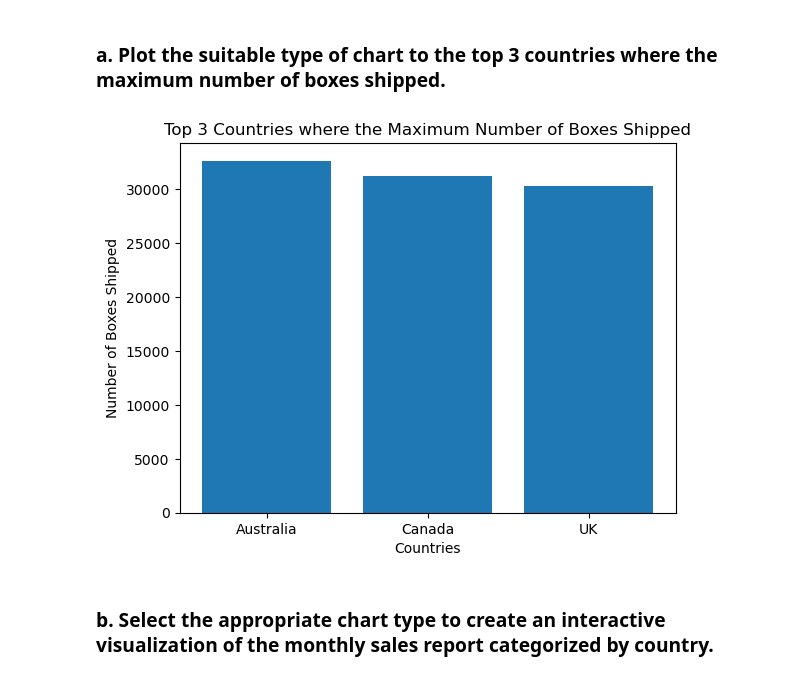
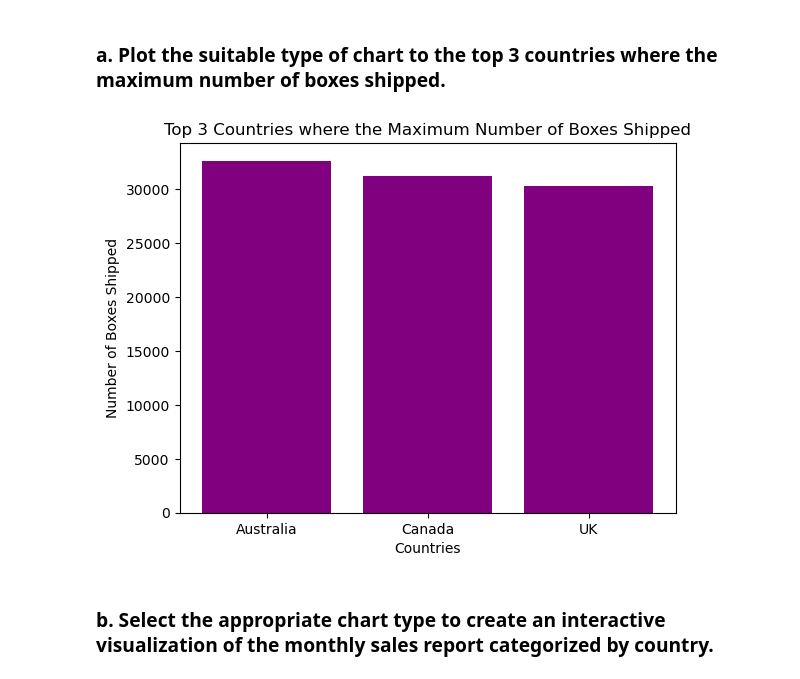
Before and after one commit to EzraChai/CPC152-Assignment, a Jupyter notebook: 03 Jupyter notebook.ipynb, the cells around one changed output. Drawn from its saved outputs; the diff is of its cells as text; code cells hidden in the pictures.

```diff
--- a/03 Jupyter notebook.ipynb
+++ b/03 Jupyter notebook.ipynb
@@ -312,23 +318,23 @@ Top 5 products contributed approximately 26.81% of the total sales.
 # %%
 # Find Top 3 coutries by grouping based on the country and sum the boxes shipped and sort descendingly. Get only the first 3
 top_3_countries = df.groupby("Country")["Boxes Shipped"].sum().sort_values(ascending=False).head(3)
 
 # Set the title
 plt.title("Top 3 Countries where the Maximum Number of Boxes Shipped")
 
 # Plot a bar chart
-plt.bar(x=top_3_countries.index,height=top_3_countries)
+plt.bar(x=top_3_countries.index,height=top_3_countries, color="purple")
 
 # Label x-axis
 plt.xlabel("Countries")
 
 # Label y-axis
 plt.ylabel("Number of Boxes Shipped")
 
 # Show the plot
 plt.show()
 # %% [output]
-[figure, old version]
+[figure, new version]
 # %% [markdown]
 ### b. Select the appropriate chart type to create an interactive visualization of the monthly sales report categorized by country.
 # %%
```
Also changed, not shown: parts of 6 cells of this notebook.
